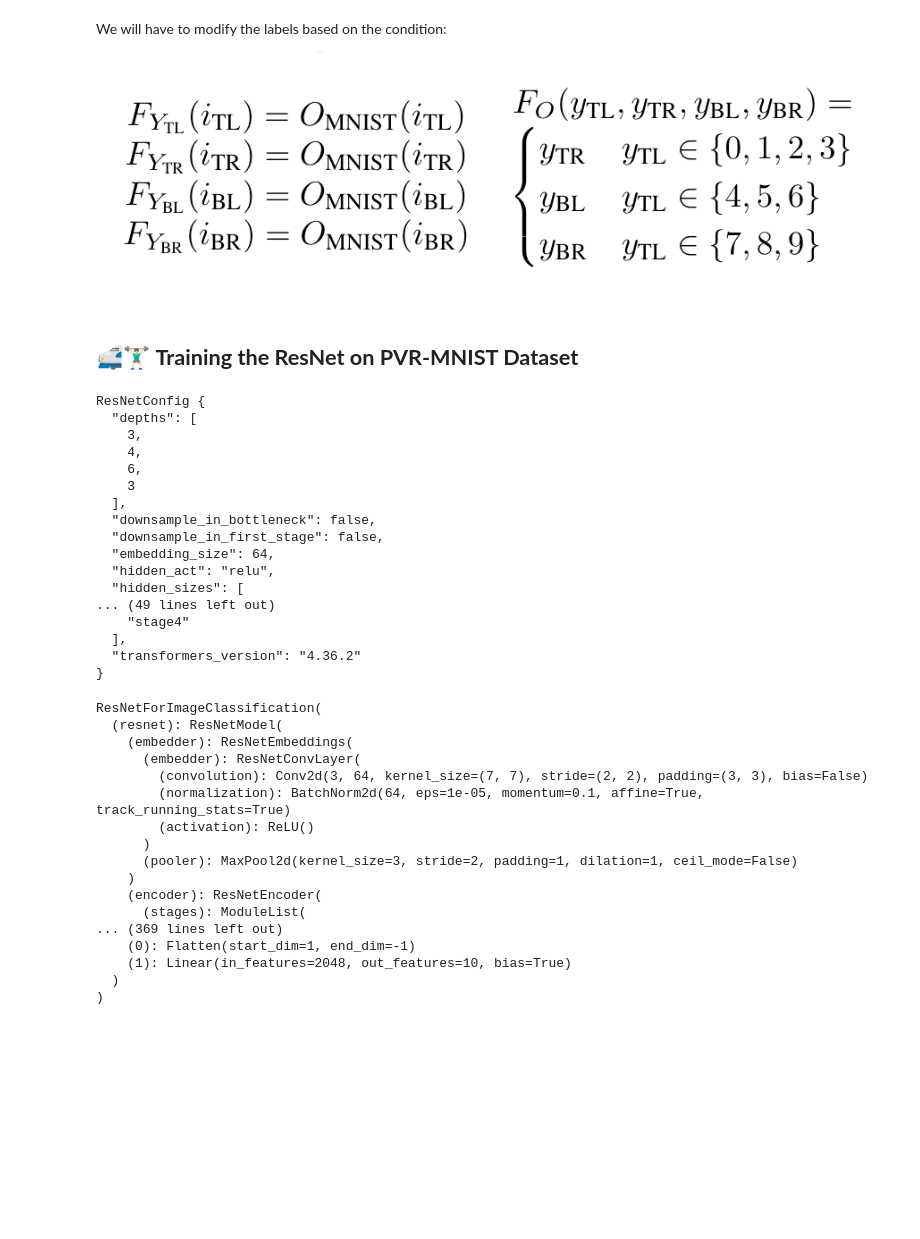
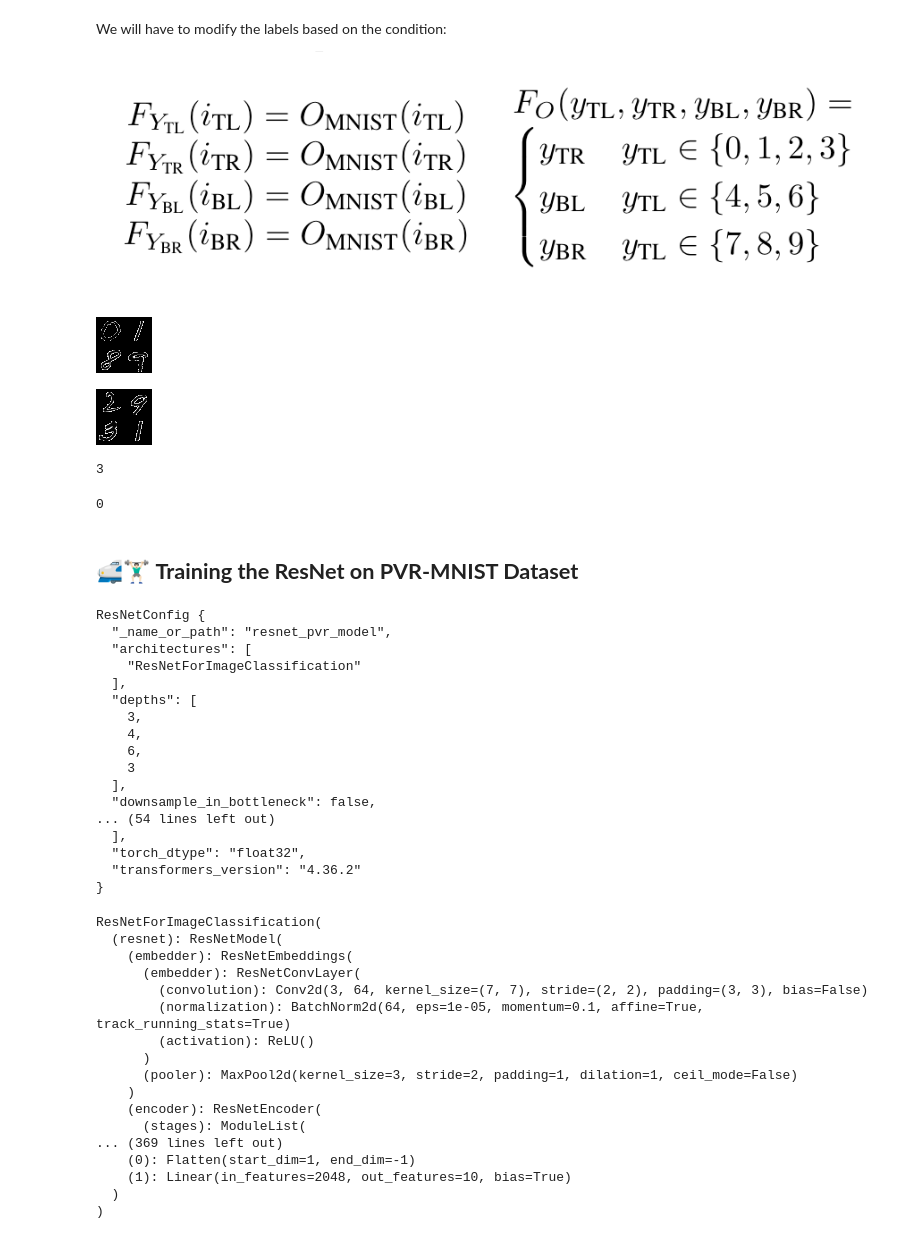
Before and after one commit to MaheepChaudhary/pyvene-maheep, a Jupyter notebook: maheep/pvr-mnist.ipynb, the cells around one changed output. Saved outputs shown, nothing was run; the diff lists cells and outputs as text; code cells hidden in the pictures; blank space fills up the shorter version.

```diff
--- a/maheep/pvr-mnist.ipynb
+++ b/maheep/pvr-mnist.ipynb
@@ -37,5 +37,5 @@ folder_path = 'pvr_mnist_dataset/images/'
 # np.save('images.npy', images_np)
 # np.save('labels.npy', labels_np)
 # %%
-images = np.load('images.npy')
-labels_index = np.load('labels.npy')
+images = np.load('/Users/maheepchaudhary/pytorch/Projects/Stanford/pyvene-maheep/maheep/images.npy')
+labels_index = np.load('/Users/maheepchaudhary/pytorch/Projects/Stanford/pyvene-maheep/maheep/labels.npy')
@@ -47,5 +42,5 @@ os.getcwd()
 # %%
-labels = np.load('pvr_mnist_dataset/labels/combined_labels.npy')
+labels = np.load('/Users/maheepchaudhary/pytorch/Projects/Stanford/pyvene-maheep/maheep/pvr_mnist_dataset/labels/combined_labels.npy')
 # %%
 transforms.ToPILImage()(images[0])
 # %% [output]
@@ -158,6 +153,22 @@ We will have to modify the labels based on the condition:
 # %%
 test_labels = torch.tensor(np.array(test_updated_labels)).long()
 train_labels = torch.tensor(np.array(train_updated_labels)).long()
+# %%
+transforms.ToPILImage()(np.array(test_images[0]).reshape(56,56,3))
+# %% [output]
+[figure, added]
+# %%
+transforms.ToPILImage()(np.array(train_images[0]).reshape(56,56,3))
+# %% [output]
+[figure, added]
+# %%
+train_label[0][1]
+# %% [output]
+3
+# %%
+test_label[0][0]
+# %% [output]
+0
 # %% [markdown]
 ## 🚅🏋🏻‍♂️ **Training the ResNet on PVR-MNIST Dataset**
 # %%
@@ -165,10 +176,14 @@ from transformers import ResNetForImageClassification, ResNetConfig
 from imports import *
 
 # ResNetConfig.num_labels = 10
-resnet = ResNetForImageClassification(ResNetConfig(num_labels=10))
+resnet = ResNetForImageClassification.from_pretrained("resnet_pvr_model", num_labels=10)
 resnet.config
 # %% [output]
 ResNetConfig {
+  "_name_or_path": "resnet_pvr_model",
+  "architectures": [
+    "ResNetForImageClassification"
+  ],
   "depths": [
     3,
     4,
@@ -176,13 +191,9 @@ ResNetConfig {
     3
   ],
   "downsample_in_bottleneck": false,
-  "downsample_in_first_stage": false,
-  "embedding_size": 64,
-  "hidden_act": "relu",
-  "hidden_sizes": [
-... (49 lines left out)
-    "stage4"
+... (54 lines left out)
   ],
+  "torch_dtype": "float32",
   "transformers_version": "4.36.2"
 }
 # %%
```
Also changed, not shown: parts of 8 cells of this notebook, 16 other files.
